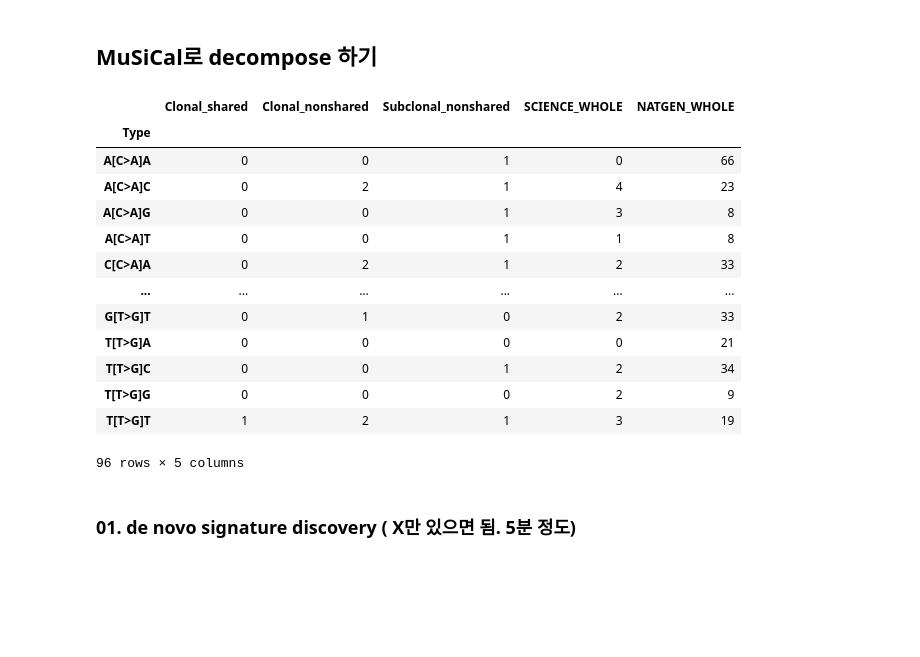
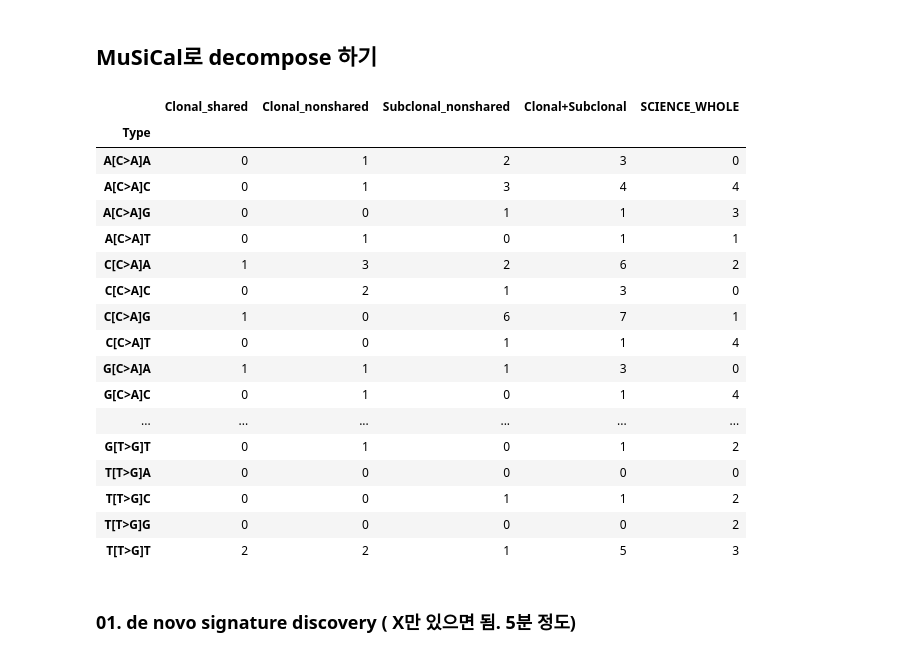
Before and after one commit to goldpm1/meningioma, a Jupyter notebook: 41.Signature/musical_pipe_01.OurData.ipynb, the cells around one changed output. Saved outputs shown, nothing was run; the diff lists cells and outputs as text; code cells hidden in the pictures; blank space fills up the shorter version.

```diff
--- a/41.Signature/musical_pipe_01.OurData.ipynb
+++ b/41.Signature/musical_pipe_01.OurData.ipynb
@@ -378,0 +328,26 @@ fig.savefig ( "/data/project/Meningioma/41.Signature/03.by_time/03.MuSiCal/ccf_n
+# %%
+a, a_nondriver, a_clonal, a_subclonal = 0, 0,  0, 0  # shared
+t, t_clonal, t_subclonal = 0, 0, 0,
+d = 0
+
+clone.subclonal_shared_nondriver
+
+for clone in  clone_list_sharedTN:
+    a += clone.shared_no
+    a_nondriver += clone.clonal_shared_nondriver .shape[0] + clone.subclonal_shared_nondriver.shape[0]
+    a_clonal += clone.clonal_shared.shape[0]
+    a_subclonal += clone.subclonal_shared.shape[0]
+    t += clone.tumor_private_no
+    t_clonal += clone.tumor_private_clonal_no
+    d += clone.dura_private_no
+t_subclonal = t - t_clonal
+print ("# of meningeal mosaicism sample : {}".format ( len (clone_list_sharedTN) ))
+print ("# of total somatic mutation : {}".format ( a + t + d ))
+print ("# of total somatic non-driver mutation : {}".format ( a_nondriver + t + d ))
+print ( "# of shared mutation\n\ttotal = {}\tclonal_shared = {} ({}%) \tsubclonal_shared = {}".format ( a, a_clonal, round (a_clonal  / (a_clonal+ a_subclonal) * 100, 1 ) , a_subclonal ) )
+print ( "# of tumor-private mutation\n\ttotal = {}\tclonal = {}\tsubclonal = {} ( {}% )".format ( t, t_clonal, t_subclonal, round ( t_subclonal / t * 100, 1)  ) )
+print ( "# of dura-private mutation\n\ttotal = {}".format ( d ) )
+
+print ("\nA total of {} somatic non-driver mutations (NF2, TRAF7, KLF4 and AKT1 excluded) were identified across {} tumors and ? tumour-free dura.".format ( a + t + d, len(clone_list_sharedTN) ) )
+print ("Of these, only {} mutations ({}%; mean, {} per tumor) were shared between tumour and dura,".format ( a, round ( a / (a+t+d) * 100, 1), round ( a / len(clone_list_sharedTN), 1)  ))
+print ("while {} ({}%; {} per tumour) and {} ({}%; {} per tumour) were private to tumour and dura, respectively (Fig. 2b and Extended Data Fig. 7)".format ( t, round ( t / (a+t+d) * 100, 1), round ( t / len(clone_list_sharedTN), 1) , d , round ( d / (a+t+d) * 100, 1), round ( d / len(clone_list_sharedTN), 1)  ))
@@ -395,5 +1189,14 @@ def MERGE_WITH_ALL ( df_acc, boo):
         return ["Clonal_shared", "Clonal_nonshared", "Subclonal_nonshared"], df_acc
 
 ########################################################################################################################
-COLUMN_ORDER, df_acc = MERGE_WITH_ALL (df_acc, False)                  # 전체와 같이 보고 싶으면 True,  분해된 것만 보고 싶으면 False
+
+# 여기서 알아서 df_acc를 바꾼다
+print ( "기존 df_acc : mutation {}개\tsample {}명".format ( df_acc.shape, df_acc["Sample_ID"].unique() ) )
+df_acc = df_acc [df_acc["contam"] == "Meningeal mosaicism"]      # PC가 껴들어가면 안됨
+print ( "변경된 df_acc : mutation {}개\tsample {}명".format ( df_acc.shape, df_acc["Sample_ID"].unique() ) )
+df_acc["Genome"] = "GRCh38"
+df_acc = df_acc.loc[:,  [ "Project", "Sample", "ID",  "Genome", "mut_type", "chrom", "pos_start", "pos_end", "ref", "alt", "Type"  ]]
+
+COLUMN_ORDER, df_acc = MERGE_WITH_ALL ( df_acc, True )                  # 전체와 같이 보고 싶으면 True,  분해된 것만 보고 싶으면 False
+
 df_acc.to_csv ( SIGNATURE_DIR + "/03.by_time/01.raw_matrix/df_acc.txt", sep = "\t",  index = False)
@@ -477,48 +1389,52 @@ import pandas as pd
 import time
 import scipy as sp
 import pickle
 import musical
 
 X = pd.read_csv( SIGNATURE_DIR + "/03.by_time/01.raw_matrix/output/SBS/Meningioma.SBS96.all", index_col=0, sep  = "\t")
 X.index.name = 'Type'
 X = X.loc [ musical.load_catalog('COSMIC-MuSiCal_v3p2_SBS_WGS').W.index , COLUMN_ORDER ]   # 순서를 잘 정해줄 필요가 있다
 
 SCIENCE_SBS96 = "/data/project/Meningioma/41.Signature/11.PublicData/03.Science_whole/output/SBS/SCIENCE_WHOLE.SBS96.all"
 #SCIENCE_SBS96 = "/data/project/Meningioma/41.Signature/11.PublicData/04.Science_NF2/output/SBS/SCIENCE_NF2.SBS96.all"
 NATGEN_SBS96 = "/data/project/Meningioma/41.Signature/11.PublicData/01.NatGen_whole/output/SBS/NATGEN_WHOLE.SBS96.all"
 #NATGEN_SBS96 = "/data/project/Meningioma/41.Signature/11.PublicData/02.NatGen_NF2/output/SBS/NATGEN_NF2.SBS96.all"
 
 def COMBINE_NATGEN_SCIENCE ( X, boo_SCIENCE, boo_NATGEN):
     if boo_SCIENCE == True:
         X3 = pd.read_csv( SCIENCE_SBS96, index_col=0, sep  = "\t")
         X3.index.name = 'Type'
         X3 = X3.loc [ musical.load_catalog('COSMIC-MuSiCal_v3p2_SBS_WGS').W.index , : ]   # 순서를 잘 정해줄 필요가 있다
         X = pd.concat ( [X, X3], axis = 1)
     if boo_NATGEN == True:
         X2 = pd.read_csv( NATGEN_SBS96, index_col=0, sep  = "\t")
         X2.index.name = 'Type'
         X2 = X2.loc [ musical.load_catalog('COSMIC-MuSiCal_v3p2_SBS_WGS').W.index , : ]   # 순서를 잘 정해줄 필요가 있다
         X = pd.concat ( [X, X2], axis = 1)
 
     return X
 
-X = COMBINE_NATGEN_SCIENCE  ( X, True, True )
+X = COMBINE_NATGEN_SCIENCE  ( X, boo_SCIENCE = True, boo_NATGEN = False )         # Science (2013) 포함시켜서 같이 시그니처분해할지,  NatGen (2016) 포함시켜서 같이 시그니처분해할지
 X
 # %% [output]
-|  | Clonal_shared | Clonal_nonshared | Subclonal_nonshared | SCIENCE_WHOLE | NATGEN_WHOLE |
+|  | Clonal_shared | Clonal_nonshared | Subclonal_nonshared | Clonal+Subclonal | SCIENCE_WHOLE |
 | Type |  |  |  |  |  |
-| A[C>A]A | 0 | 0 | 1 | 0 | 66 |
-| A[C>A]C | 0 | 2 | 1 | 4 | 23 |
-| A[C>A]G | 0 | 0 | 1 | 3 | 8 |
-| A[C>A]T | 0 | 0 | 1 | 1 | 8 |
-| C[C>A]A | 0 | 2 | 1 | 2 | 33 |
+| A[C>A]A | 0 | 1 | 2 | 3 | 0 |
+| A[C>A]C | 0 | 1 | 3 | 4 | 4 |
+| A[C>A]G | 0 | 0 | 1 | 1 | 3 |
+| A[C>A]T | 0 | 1 | 0 | 1 | 1 |
+| C[C>A]A | 1 | 3 | 2 | 6 | 2 |
+| C[C>A]C | 0 | 2 | 1 | 3 | 0 |
+| C[C>A]G | 1 | 0 | 6 | 7 | 1 |
+| C[C>A]T | 0 | 0 | 1 | 1 | 4 |
+| G[C>A]A | 1 | 1 | 1 | 3 | 0 |
+| G[C>A]C | 0 | 1 | 0 | 1 | 4 |
 | ... | ... | ... | ... | ... | ... |
-| G[T>G]T | 0 | 1 | 0 | 2 | 33 |
-| T[T>G]A | 0 | 0 | 0 | 0 | 21 |
-| T[T>G]C | 0 | 0 | 1 | 2 | 34 |
-| T[T>G]G | 0 | 0 | 0 | 2 | 9 |
-| T[T>G]T | 1 | 2 | 1 | 3 | 19 |
+| G[T>G]T | 0 | 1 | 0 | 1 | 2 |
+| T[T>G]A | 0 | 0 | 0 | 0 | 0 |
+| T[T>G]C | 0 | 0 | 1 | 1 | 2 |
+| T[T>G]G | 0 | 0 | 0 | 0 | 2 |
+| T[T>G]T | 2 | 2 | 1 | 5 | 3 |
-96 rows × 5 columns
 # %% [markdown]
 ### 01. de novo signature discovery ( X만 있으면 됨. 5분 정도)
 # %%
```
Also changed, not shown: parts of 39 cells of this notebook, 48 other files.
